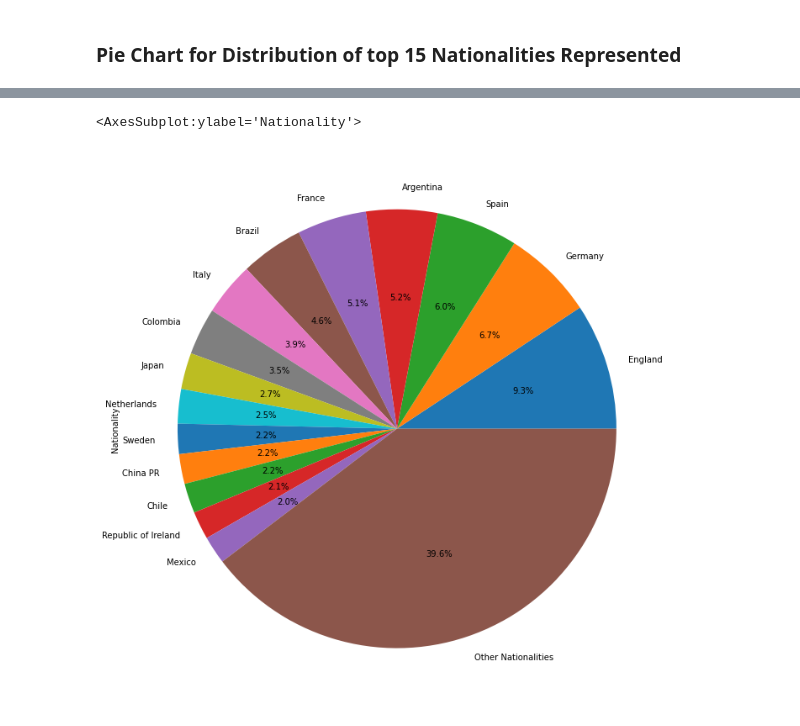
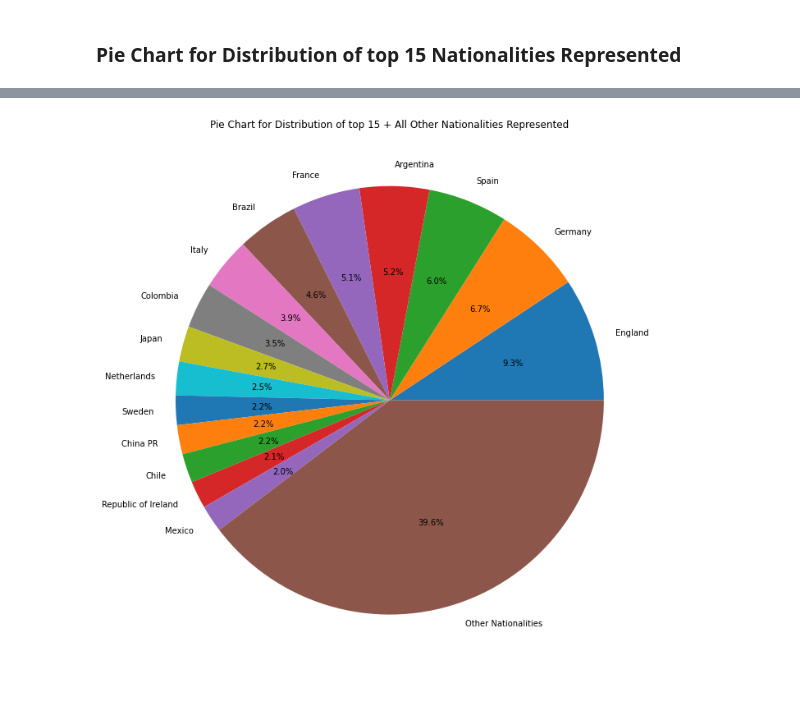
Before and after one commit to sarahhling/CS486-Machine-Learning, a Jupyter notebook: Lab 1.ipynb, the cells around one changed output, grey strips where cells are left out. Saved outputs shown, nothing was run; the diff lists cells and outputs as text; code cells hidden in the pictures.

```diff
--- a/Lab 1.ipynb
+++ b/Lab 1.ipynb
@@ -291,12 +271,15 @@ array([<AxesSubplot:ylabel='Nationality'>], dtype=object)
 # %%
 #New Dataframe created for the purpose of storing nationality and value counts
 
 df_nationalities = df.Nationality.value_counts().head(15).copy()
 
 #New category to specifically store nationalities below the top 15
 
+#Pie chart using matplotlib
 df_nationalities["Other Nationalities"] = df.Nationality.value_counts()[16:].sum()
-df_nationalities.plot(kind="pie", autopct='%1.1f%%', figsize=(15,12))
+plt.pie(df_nationalities, labels=df_nationalities.keys(), autopct='%1.1f%%')
+plt.title("Pie Chart for Distribution of top 15 + All Other Nationalities Represented")
+plt.gcf().set_size_inches(12,12)
+plt.show()
 # %% [output]
-<AxesSubplot:ylabel='Nationality'>
-[figure, old version]
+[figure, new version]
```
Also changed, not shown: parts of 16 cells of this notebook.
